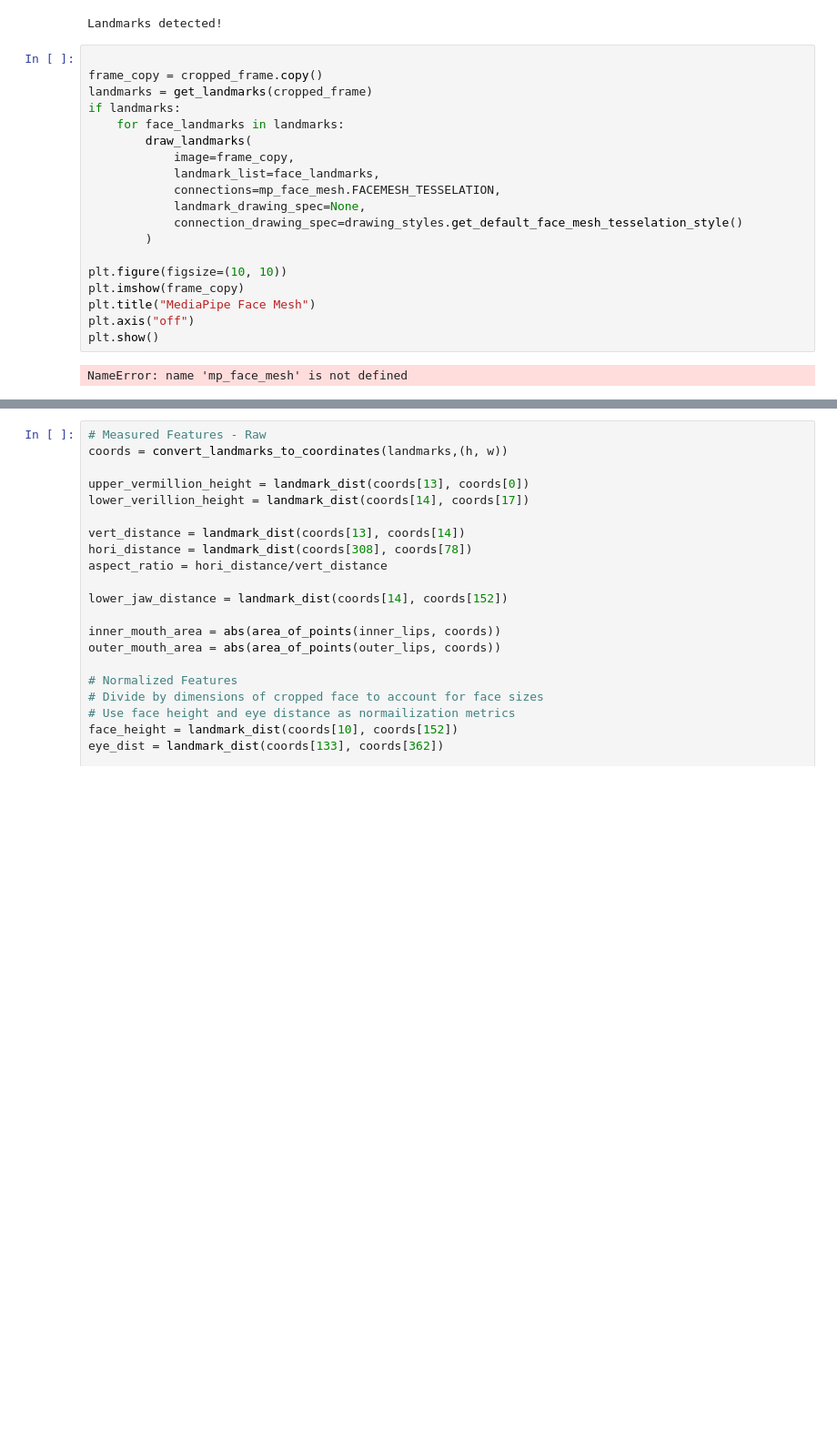
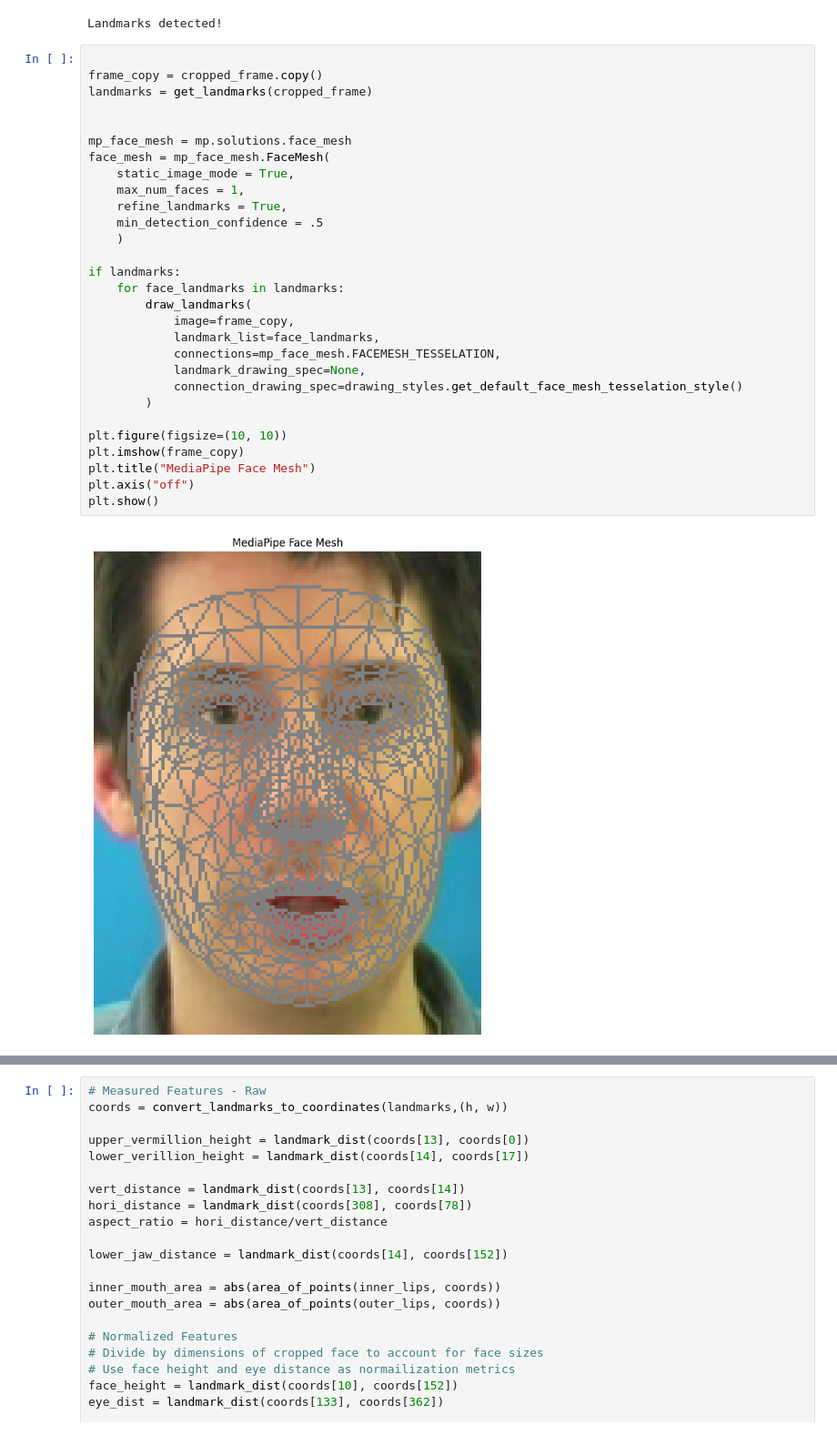
Before and after one commit to voR789/Lip-Reading, a Jupyter notebook: notebooks/cv_testing.ipynb, the cells around one changed output, grey strips where cells are left out. Shown at 91% size. Cells and saved outputs as stored; diff of their text form; blank space fills up the shorter version.

```diff
--- a/notebooks/cv_testing.ipynb
+++ b/notebooks/cv_testing.ipynb
@@ -71,24 +71,34 @@ Landmarks detected!
 # %%
 
 frame_copy = cropped_frame.copy()
 landmarks = get_landmarks(cropped_frame)
+
+
+mp_face_mesh = mp.solutions.face_mesh
+face_mesh = mp_face_mesh.FaceMesh(
+    static_image_mode = True,
+    max_num_faces = 1,
+    refine_landmarks = True,
+    min_detection_confidence = .5
+    )
+
 if landmarks:
     for face_landmarks in landmarks:
         draw_landmarks(
             image=frame_copy,
             landmark_list=face_landmarks,
             connections=mp_face_mesh.FACEMESH_TESSELATION,
             landmark_drawing_spec=None,
             connection_drawing_spec=drawing_styles.get_default_face_mesh_tesselation_style()
         )
 
 plt.figure(figsize=(10, 10))
 plt.imshow(frame_copy)
 plt.title("MediaPipe Face Mesh")
 plt.axis("off")
 plt.show()
 # %% [output]
-NameError: name 'mp_face_mesh' is not defined
+[figure, added]
 # %%
 # Isolate lip landmarks and coordinates
 # Outer lips (full loop)
```
Also changed, not shown: parts of 5 cells of this notebook, 1 other file.
